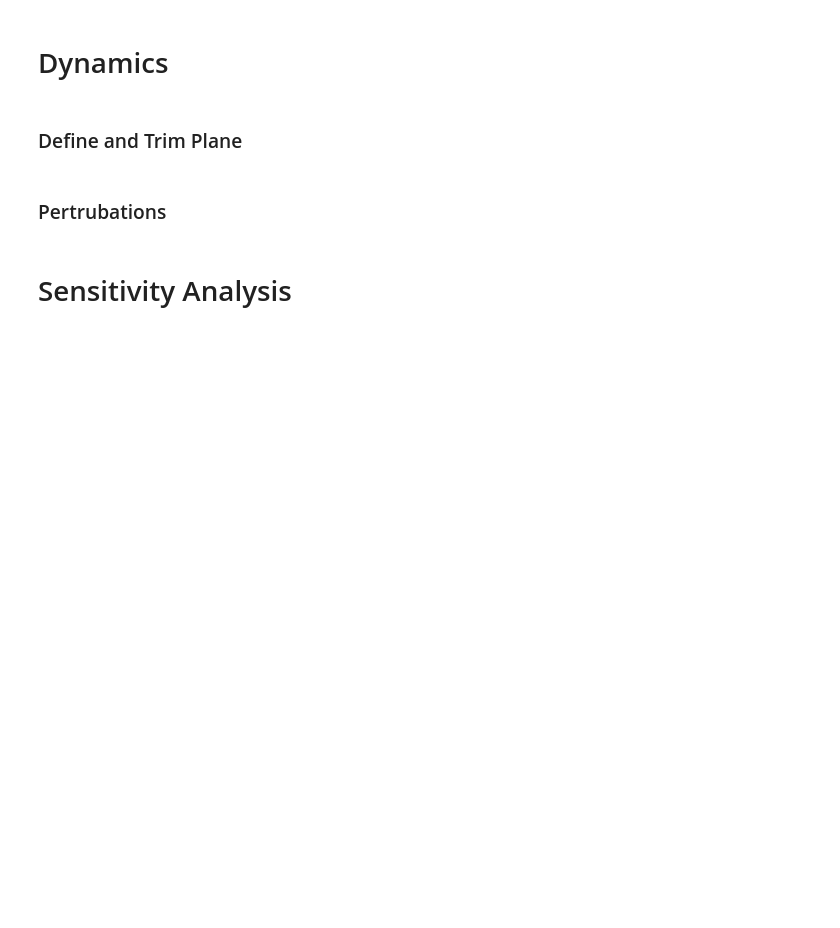
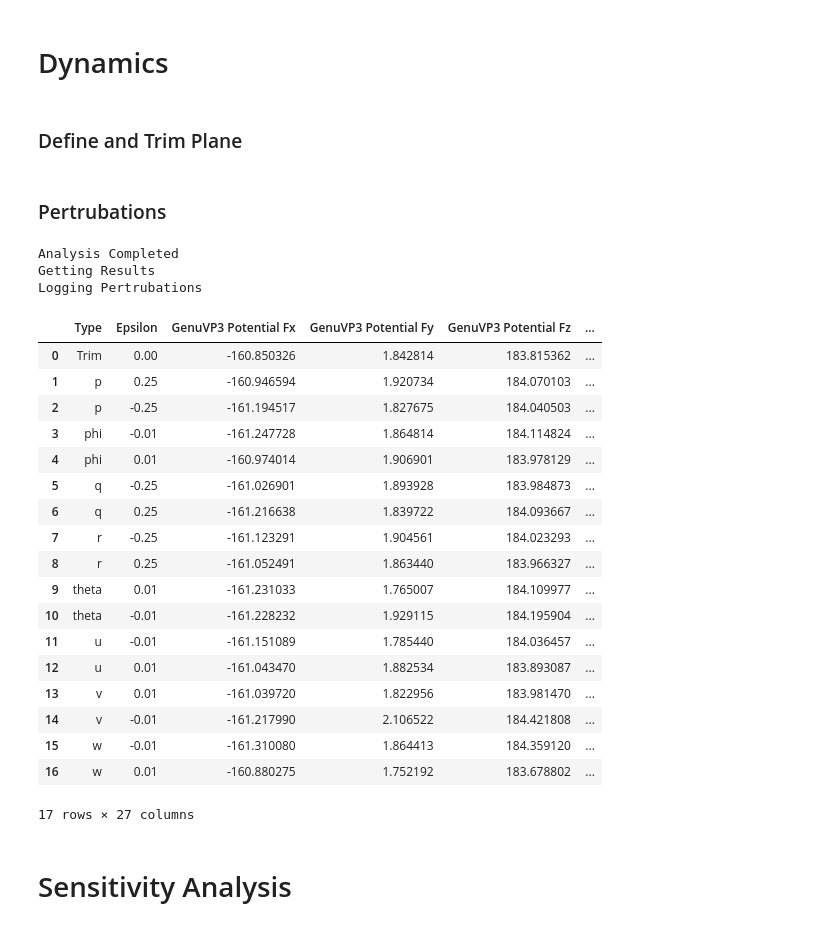
Before and after one commit to trifwn/Icarus, a Jupyter notebook: examples/airplane_analysis.ipynb, the cells around one changed output. Drawn from its saved outputs; the diff is of its cells as text; code cells hidden in the pictures; blank space fills up the shorter version.

```diff
--- a/examples/airplane_analysis.ipynb
+++ b/examples/airplane_analysis.ipynb
@@ -28,4 +28,4 @@ from ICARUS.Database import EXTERNAL_DB
 # airplane.save()
 # %%
 from Vehicles.Planes.hermes import hermes
-airplane = hermes("Hermes")
+airplane = hermes("hermes")
@@ -98,6 +96,7 @@ from ICARUS.Flight_Dynamics.state import State
 if isinstance(polars,int):
     raise Exception("No Polars")
 unstick = State("Unstick",airplane,environment= EARTH_ISA, u_freestream= u_freestream)
+unstick.add_polar(polars)
 # %% [markdown]
 ### Pertrubations
 # %%
@@ -111,17 +110,37 @@ options = gnvp3.get_analysis_options(verbose=True)
 # %%
 options.plane         = airplane
 options.state         = unstick
-options.environment   = EARTH_ISA
 options.solver2D      = 'XFLR'
 options.maxiter       = 200
 options.timestep      = 5e-3
-options.u_freestream  = unstick.trim['U']
-options.angle        = unstick.trim['AoA']
 
 gnvp3.print_analysis_options()
 gnvp3.define_analysis(options, solver_parameters)
-gnvp3.execute()
+gnvp3.execute(parallel=True)
 gnvp3.get_results()
+# %% [output]
+Analysis Completed
+Getting Results
+Logging Pertrubations
+|  | Type | Epsilon | GenuVP3 Potential Fx | GenuVP3 Potential Fy | GenuVP3 Potential Fz | ... |
+| 0 | Trim | 0.00 | -160.850326 | 1.842814 | 183.815362 | ... |
+| 1 | p | 0.25 | -160.946594 | 1.920734 | 184.070103 | ... |
+| 2 | p | -0.25 | -161.194517 | 1.827675 | 184.040503 | ... |
+| 3 | phi | -0.01 | -161.247728 | 1.864814 | 184.114824 | ... |
+| 4 | phi | 0.01 | -160.974014 | 1.906901 | 183.978129 | ... |
+| 5 | q | -0.25 | -161.026901 | 1.893928 | 183.984873 | ... |
+| 6 | q | 0.25 | -161.216638 | 1.839722 | 184.093667 | ... |
+| 7 | r | -0.25 | -161.123291 | 1.904561 | 184.023293 | ... |
+| 8 | r | 0.25 | -161.052491 | 1.863440 | 183.966327 | ... |
+| 9 | theta | 0.01 | -161.231033 | 1.765007 | 184.109977 | ... |
+| 10 | theta | -0.01 | -161.228232 | 1.929115 | 184.195904 | ... |
+| 11 | u | -0.01 | -161.151089 | 1.785440 | 184.036457 | ... |
+| 12 | u | 0.01 | -161.043470 | 1.882534 | 183.893087 | ... |
+| 13 | v | 0.01 | -161.039720 | 1.822956 | 183.981470 | ... |
+| 14 | v | -0.01 | -161.217990 | 2.106522 | 184.421808 | ... |
+| 15 | w | -0.01 | -161.310080 | 1.864413 | 184.359120 | ... |
+| 16 | w | 0.01 | -160.880275 | 1.752192 | 183.678802 | ... |
+17 rows × 27 columns
 # %% [markdown]
 # Sensitivity Analysis
 # %%
```
Also changed, not shown: parts of 2 cells of this notebook, 45 other files.
